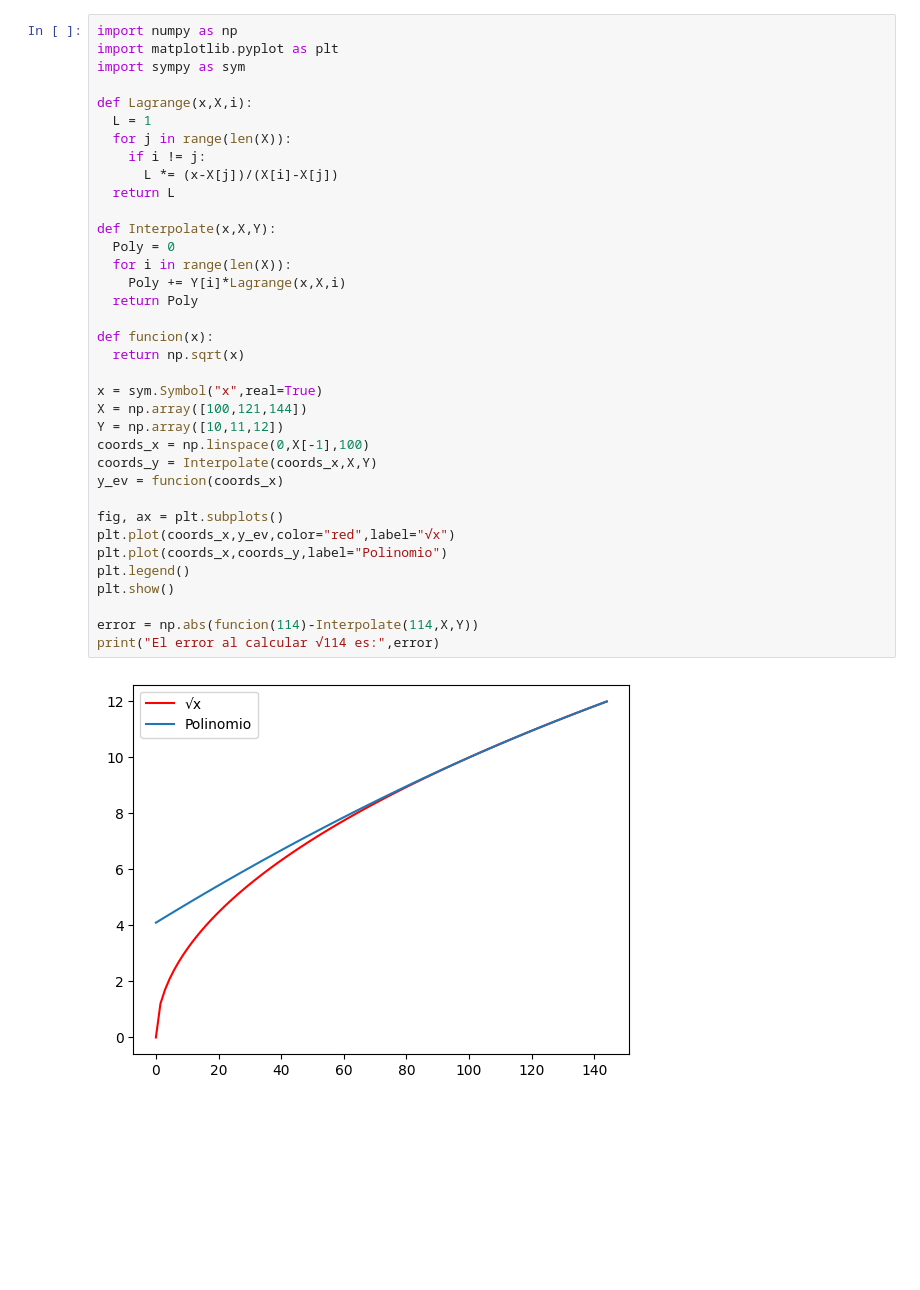
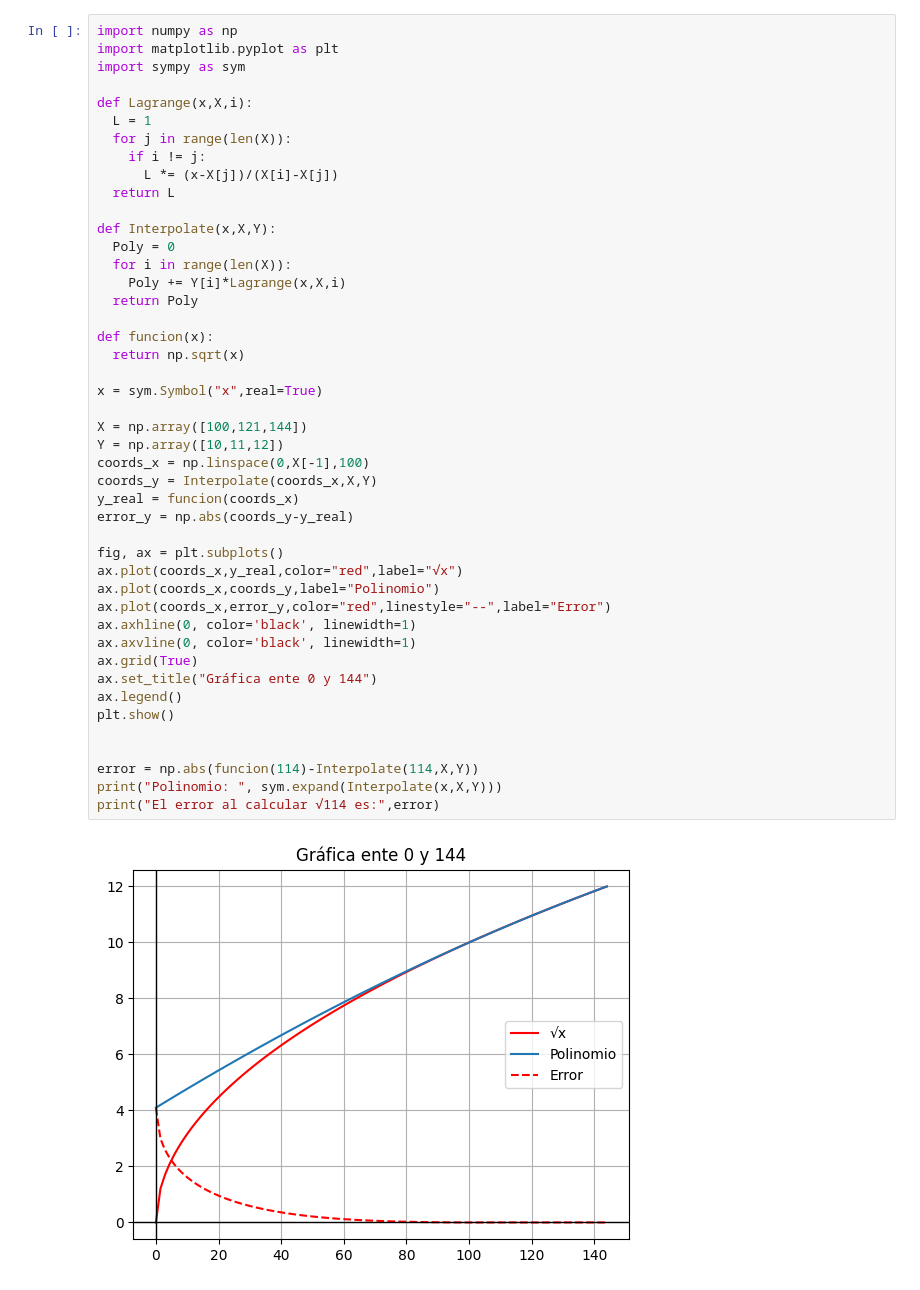
Before and after one commit to PabloCavanzo/MetodosI_AntonioMorillo_PabloCavanzo, a Jupyter notebook: Tarea interpolación/4.11.3.ipynb, the cells around one changed output. Saved outputs shown, nothing was run; the diff lists cells and outputs as text; blank space fills up the shorter version.

```diff
--- a/Tarea interpolación/4.11.3.ipynb
+++ b/Tarea interpolación/4.11.3.ipynb
@@ -4,35 +4,44 @@ import matplotlib.pyplot as plt
 import sympy as sym
 
 def Lagrange(x,X,i):
   L = 1
   for j in range(len(X)):
     if i != j:
       L *= (x-X[j])/(X[i]-X[j])
   return L
 
 def Interpolate(x,X,Y):
   Poly = 0
   for i in range(len(X)):
     Poly += Y[i]*Lagrange(x,X,i)
   return Poly
 
 def funcion(x):
   return np.sqrt(x)
 
 x = sym.Symbol("x",real=True)
+
 X = np.array([100,121,144])
 Y = np.array([10,11,12])
 coords_x = np.linspace(0,X[-1],100)
 coords_y = Interpolate(coords_x,X,Y)
-y_ev = funcion(coords_x)
+y_real = funcion(coords_x)
+error_y = np.abs(coords_y-y_real)
 
 fig, ax = plt.subplots()
-plt.plot(coords_x,y_ev,color="red",label="√x")
-plt.plot(coords_x,coords_y,label="Polinomio")
-plt.legend()
+ax.plot(coords_x,y_real,color="red",label="√x")
+ax.plot(coords_x,coords_y,label="Polinomio")
+ax.plot(coords_x,error_y,color="red",linestyle="--",label="Error")
+ax.axhline(0, color='black', linewidth=1)
+ax.axvline(0, color='black', linewidth=1)
+ax.grid(True)
+ax.set_title("Gráfica ente 0 y 144")
+ax.legend()
 plt.show()
 
+
 error = np.abs(funcion(114)-Interpolate(114,X,Y))
+print("Polinomio: ", sym.expand(Interpolate(x,X,Y)))
 print("El error al calcular √114 es:",error)
 # %% [output]
-[figure, old version]
+[figure, new version]
```
Also changed, not shown: parts of 2 cells of this notebook, 1 other file.
